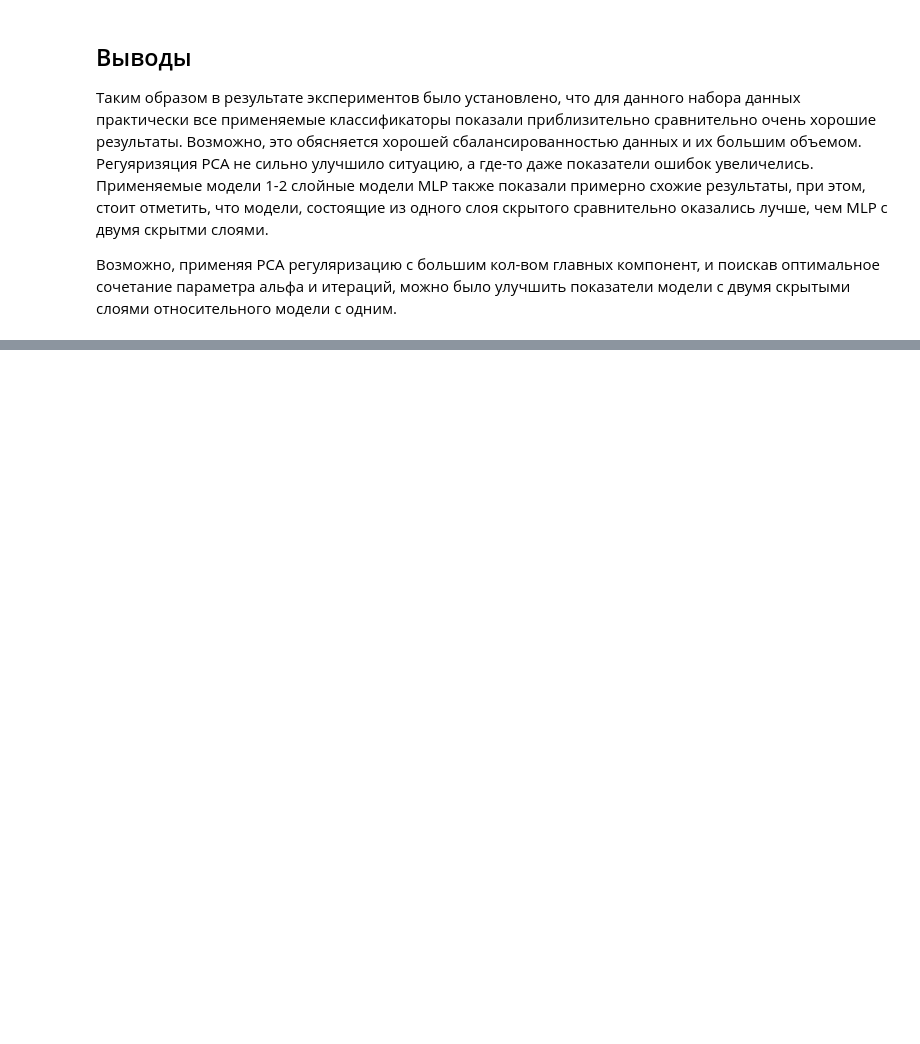
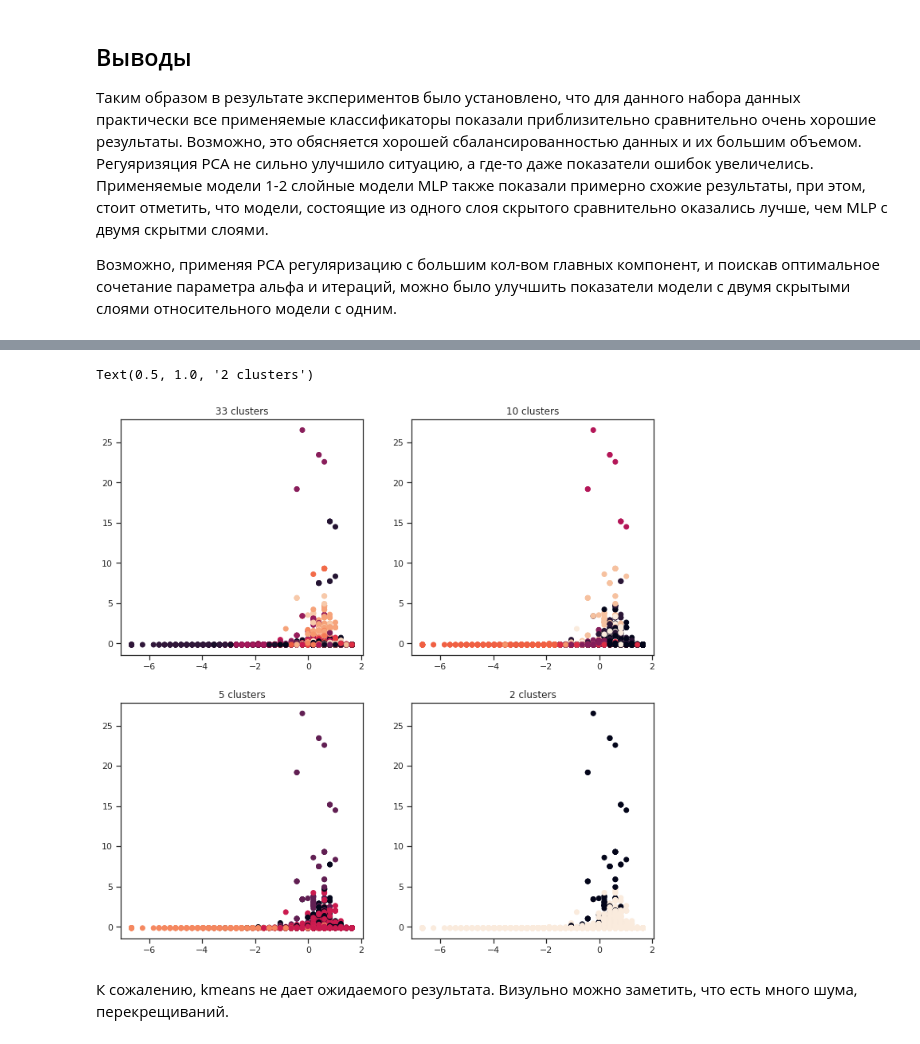
Before and after one commit to samir-nasibli/MachineLearning, a Jupyter notebook: MachineLearning_Lab1.ipynb, the cells around one changed output, grey strips where cells are left out. Drawn from its saved outputs; the diff is of its cells as text; code cells hidden in the pictures; blank space fills up the shorter version.

```diff
--- a/MachineLearning_Lab1.ipynb
+++ b/MachineLearning_Lab1.ipynb
@@ -2034,0 +2121,19 @@ Test error: 0.22908979089790893
+# %%
+fig, axes = plt.subplots(2, 2, figsize=(12, 12))
+ax = axes.ravel()
+ax[0].scatter(X_train[:, 0], X_train[:, 1], c=y_train_predicted_km)
+ax[0].set_title("33 clusters")
+
+ax[1].scatter(X_train[:, 0], X_train[:, 1], c=y_train_predicted_km_10)
+ax[1].set_title("10 clusters")
+
+ax[2].scatter(X_train[:, 0], X_train[:, 1], c=y_train_predicted_km_5)
+ax[2].set_title("5 clusters")
+
+ax[3].scatter(X_train[:, 0], X_train[:, 1], c=y_train_predicted_km_2)
+ax[3].set_title("2 clusters")
+# %% [output]
+Text(0.5, 1.0, '2 clusters')
+[figure, added]
+# %% [markdown]
+К сожалению, kmeans не дает ожидаемого результата. Визульно можно заметить, что есть много шума, перекрещиваний.
```
Also changed, not shown: parts of 26 cells of this notebook.
